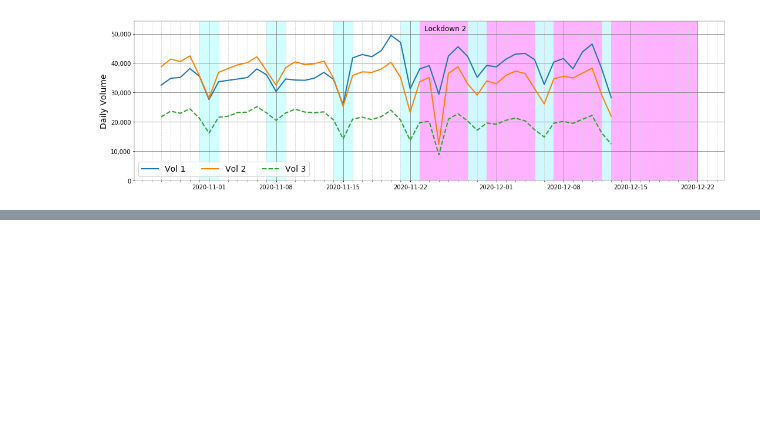
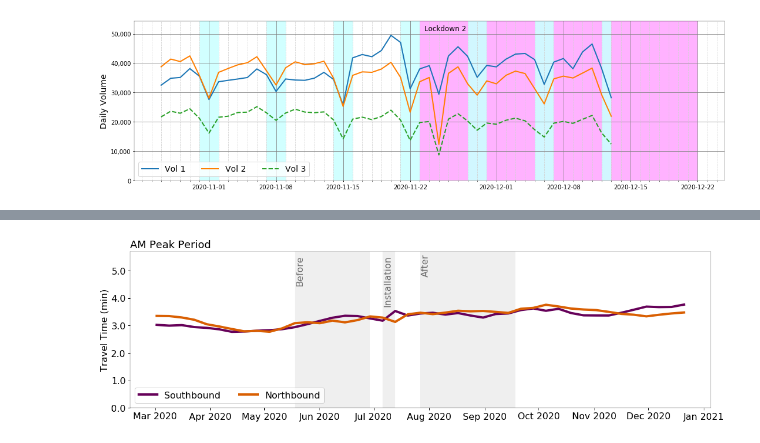
Before and after one commit to CityofToronto/bdit_python_utilities, a Jupyter notebook: charts/multiline_test.ipynb, the cells around one changed output, grey strips where cells are left out. Cells and saved outputs as stored; diff of their text form; code cells hidden in the pictures; blank space fills up the shorter version.

Commit message:
WIP gallery: more options added to multiline chart

```diff
--- a/charts/multiline_test.ipynb
+++ b/charts/multiline_test.ipynb
@@ -519,0 +596,17 @@ df_tt.head()
+# %%
+# x-axis
+dt=[datetime.date(2020, 3, 2), datetime.date(2020, 3, 9), datetime.date(2020, 3, 16),
+ datetime.date(2020, 3, 23), datetime.date(2020, 3, 30), datetime.date(2020, 4, 6),
+ datetime.date(2020, 4, 13), datetime.date(2020, 4, 20), datetime.date(2020, 4, 27),
+ datetime.date(2020, 5, 4), datetime.date(2020, 5, 11), datetime.date(2020, 5, 18),
+ datetime.date(2020, 5, 25), datetime.date(2020, 6, 1), datetime.date(2020, 6, 8),
+ datetime.date(2020, 6, 15), datetime.date(2020, 6, 22), datetime.date(2020, 6, 29),
+ datetime.date(2020, 7, 6), datetime.date(2020, 7, 13), datetime.date(2020, 7, 20),
+ datetime.date(2020, 7, 27), datetime.date(2020, 8, 3), datetime.date(2020, 8, 10),
+ datetime.date(2020, 8, 17), datetime.date(2020, 8, 24), datetime.date(2020, 8, 31),
+ datetime.date(2020, 9, 7), datetime.date(2020, 9, 14), datetime.date(2020, 9, 21),
+ datetime.date(2020, 9, 28), datetime.date(2020, 10, 5), datetime.date(2020, 10, 12),
+ datetime.date(2020, 10, 19), datetime.date(2020, 10, 26), datetime.date(2020, 11, 2),
+ datetime.date(2020, 11, 9), datetime.date(2020, 11, 16), datetime.date(2020, 11, 23),
+ datetime.date(2020, 11, 30), datetime.date(2020, 12, 7), datetime.date(2020, 12, 14),
+ datetime.date(2020, 12, 21)]
@@ -519,0 +704,7 @@ df_tt.head()
+# %%
+data = {'dt':dt, 'y1':y1, 'y2':y2}
+
+df_tt = pd.DataFrame(data)
+
+print(df_tt.shape)
+df_tt.head()
@@ -519,0 +812,4 @@ df_tt.head()
+# %%
+fig, ax = multi_linechart(df_tt, sett)
+# %% [output]
+[figure, added]
```
Also changed, not shown: parts of 20 cells of this notebook.
